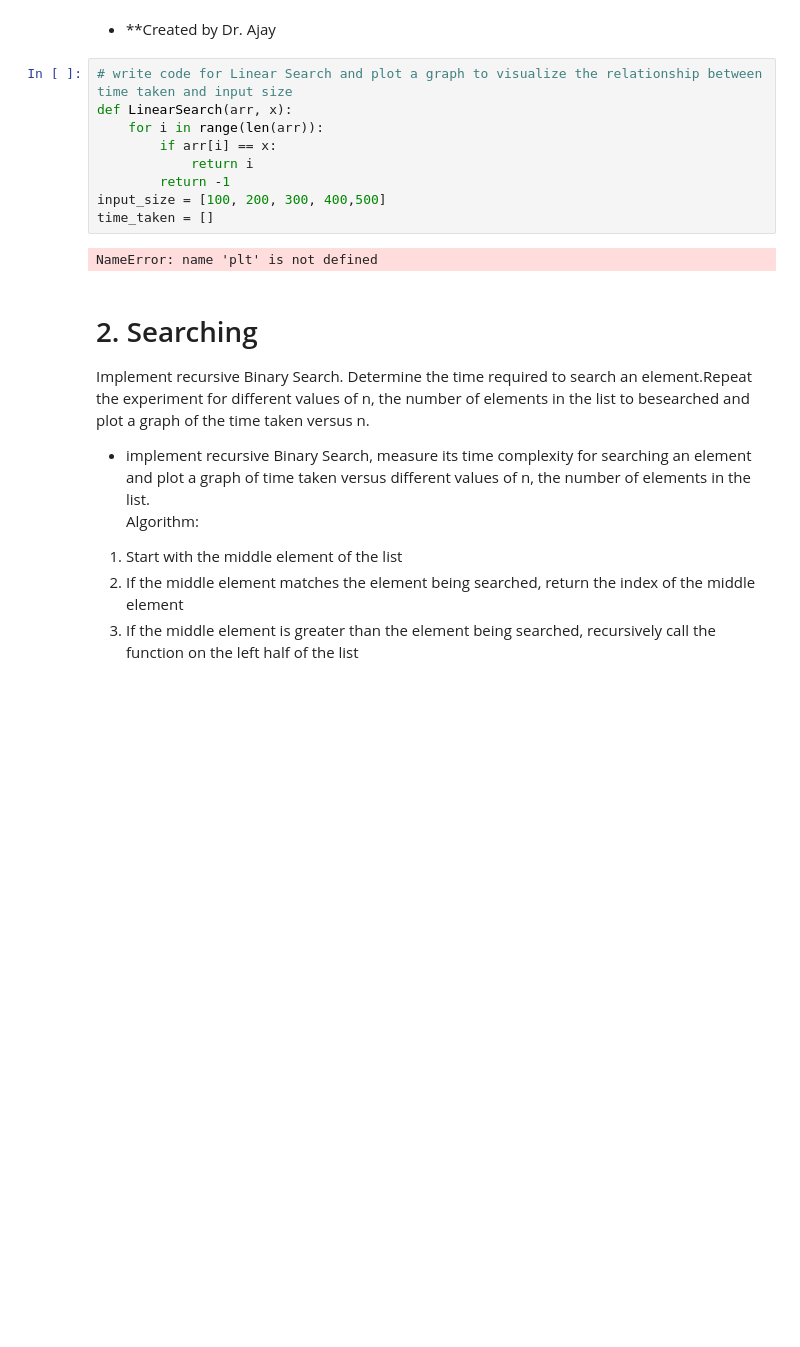
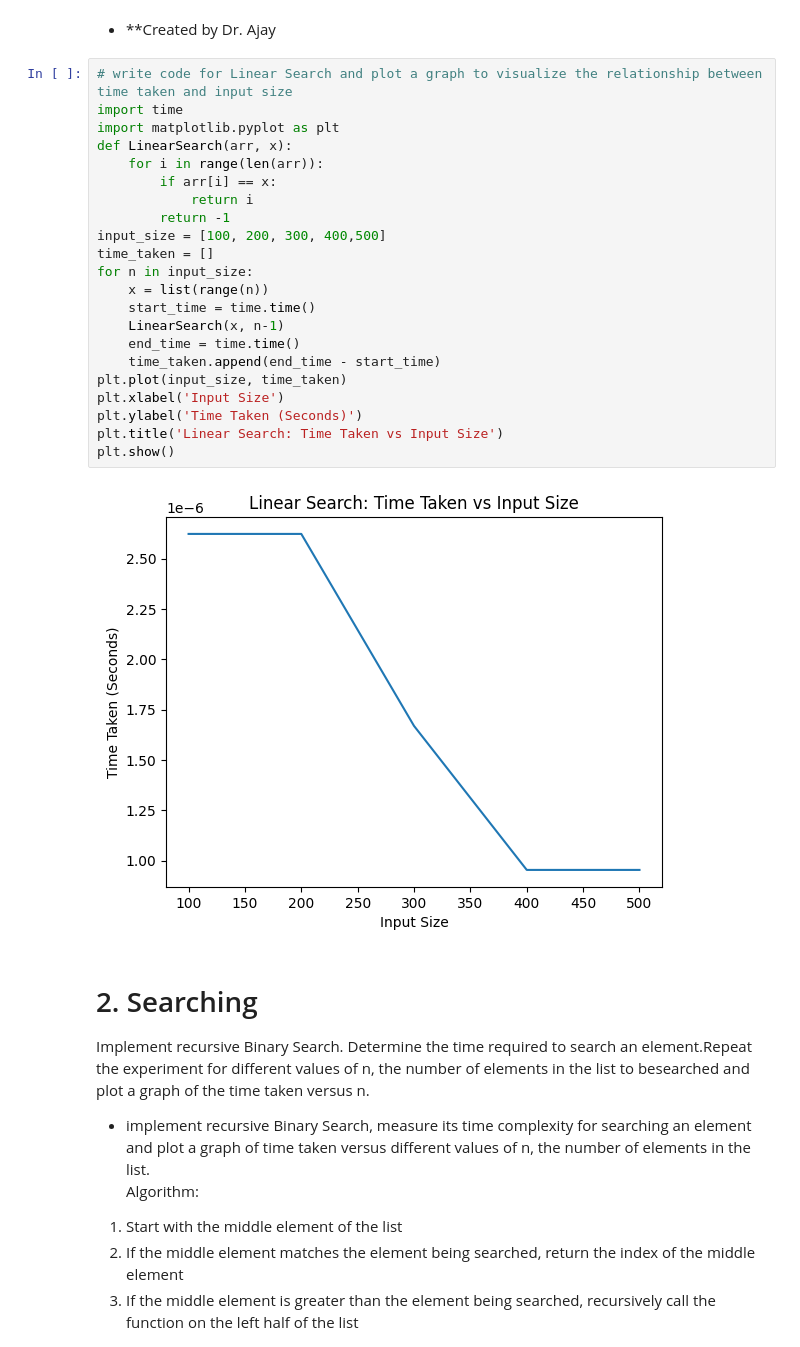
Before and after one commit to divanshi-15/Algo_Lab_241B323, a Jupyter notebook: lab_4.ipynb, the cells around one changed output. Saved outputs shown, nothing was run; the diff lists cells and outputs as text; blank space fills up the shorter version.

```diff
--- a/lab_4.ipynb
+++ b/lab_4.ipynb
@@ -15,15 +15,28 @@ Implement Linear Search. Determine the time required to search for element. Repe
 - **Created by Dr. Ajay
 # %%
 # write code for Linear Search and plot a graph to visualize the relationship between time taken and input size
+import time
+import matplotlib.pyplot as plt
 def LinearSearch(arr, x):
     for i in range(len(arr)):
         if arr[i] == x:
             return i
         return -1
 input_size = [100, 200, 300, 400,500]
 time_taken = []
+for n in input_size:
+    x = list(range(n))
+    start_time = time.time()
+    LinearSearch(x, n-1)
+    end_time = time.time()
+    time_taken.append(end_time - start_time)
+plt.plot(input_size, time_taken)
+plt.xlabel('Input Size')
+plt.ylabel('Time Taken (Seconds)')
+plt.title('Linear Search: Time Taken vs Input Size')
+plt.show()
 # %% [output]
-NameError: name 'plt' is not defined
+[figure, added]
 # %% [markdown]
 # 2. Searching
 Implement recursive Binary Search. Determine the time required to search an element.Repeat the experiment for different values of n, the number of elements in the list to besearched and plot a graph of the time taken versus n.
```
Also changed, not shown: parts of 2 cells of this notebook.
